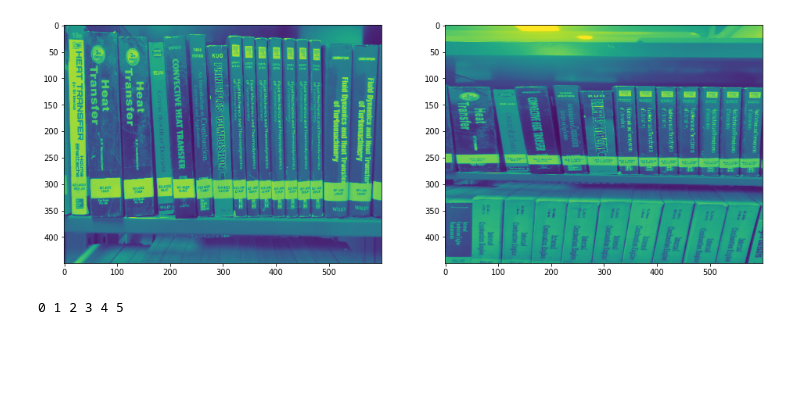
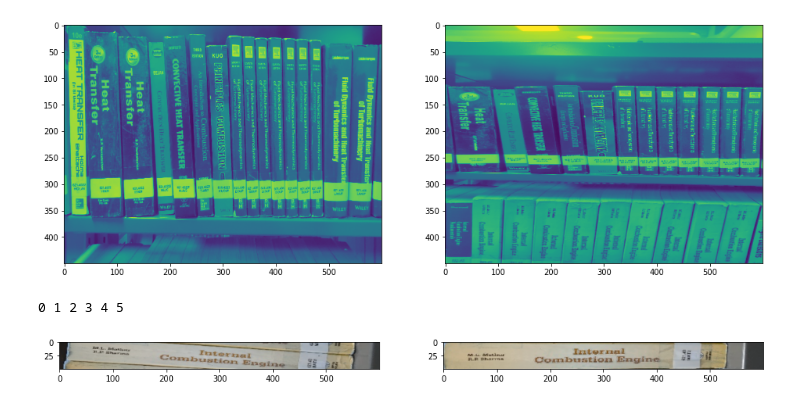
Before and after one commit to rohith033/oelp, a Jupyter notebook: bookdetection_cnn.ipynb, the cells around one changed output. Drawn from its saved outputs; the diff is of its cells as text; code cells hidden in the pictures; blank space fills up the shorter version.

```diff
--- a/bookdetection_cnn.ipynb
+++ b/bookdetection_cnn.ipynb
@@ -123,0 +129,16 @@ for item in (x.flat):
+# %%
+import cv2
+%matplotlib inline
+import matplotlib.pyplot as plt
+img1 = cv2.imread("./book11.jpeg")
+img2 = cv2.imread("./book2.jpeg")
+img1 = cv2.resize(img1,(600,50))
+img2 = cv2.resize(img2,(600,50))
+img=[]
+img.append(img1)
+img.append(img2)
+fig , axis = plt.subplots(1,2,figsize=(16,16))
+for i,ax in enumerate(axis.flat):
+  ax.imshow(img[i])
+# %% [output]
+[figure, added]
```
Also changed, not shown: parts of 6 cells of this notebook.
